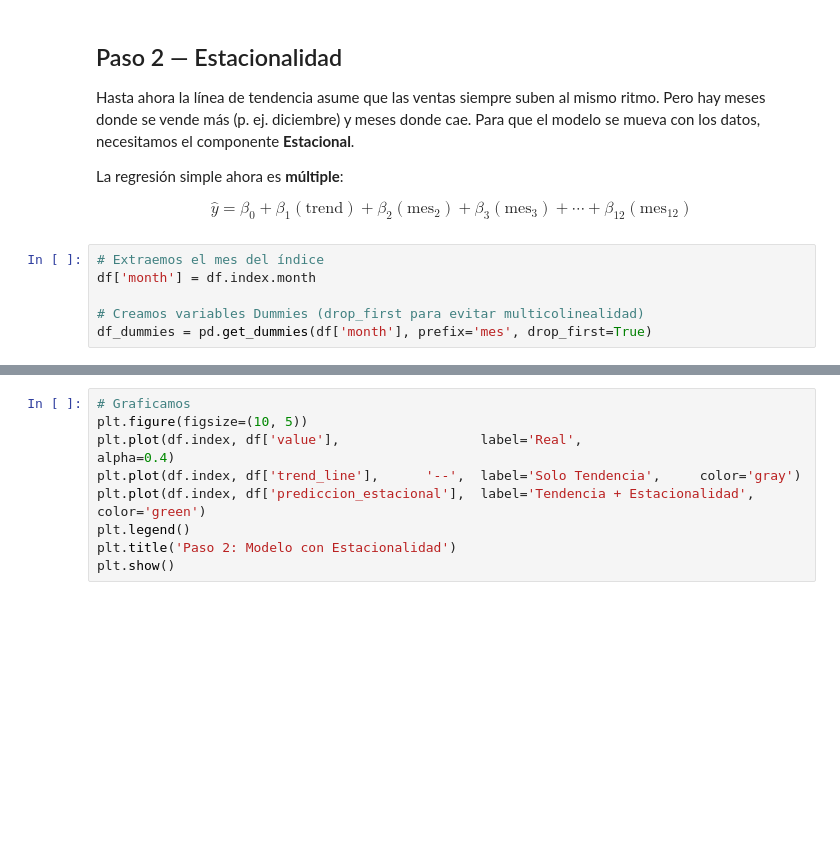
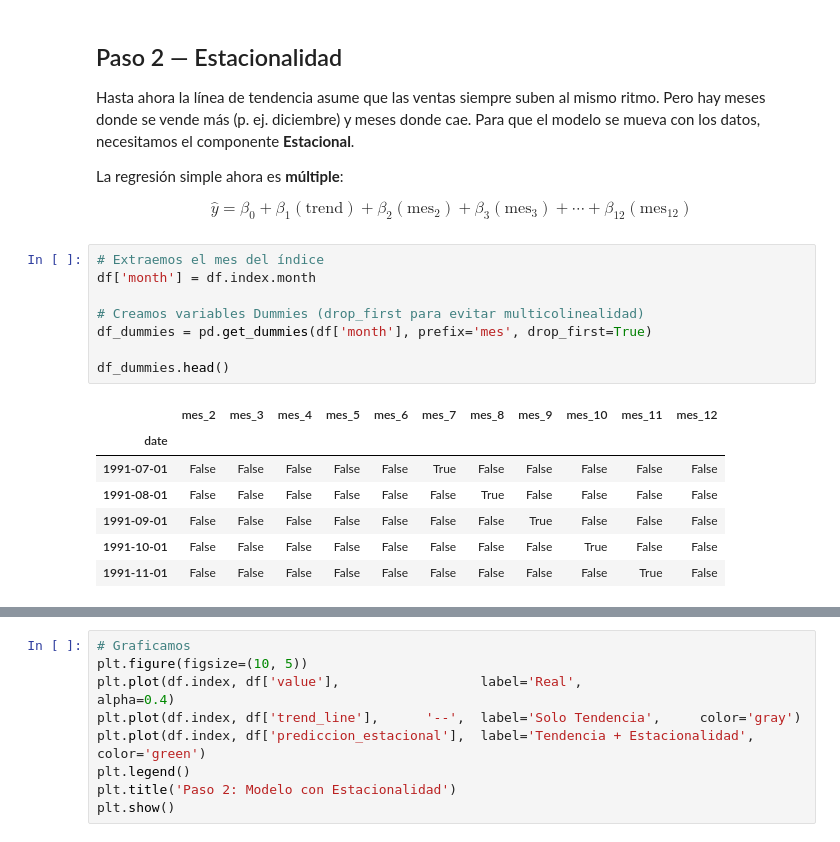
Before and after one commit to alexballera/metodos-tgad-fce, a Jupyter notebook: sesiones/primer-parcial/u4-serie-de-tiempo/U4-Series-de-Tiempo.ipynb, the cells around one changed output, grey strips where cells are left out. Cells and saved outputs as stored; diff of their text form; blank space fills up the shorter version.

```diff
--- a/sesiones/primer-parcial/u4-serie-de-tiempo/U4-Series-de-Tiempo.ipynb
+++ b/sesiones/primer-parcial/u4-serie-de-tiempo/U4-Series-de-Tiempo.ipynb
@@ -122,9 +122,19 @@ $$\hat{y} = \beta_0 + \beta_1(\text{trend}) + \beta_2(\text{mes}_2) + \beta_3(\t
 # %%
 # Extraemos el mes del índice
 df['month'] = df.index.month
 
 # Creamos variables Dummies (drop_first para evitar multicolinealidad)
 df_dummies = pd.get_dummies(df['month'], prefix='mes', drop_first=True)
+
+df_dummies.head()
+# %% [output]
+|  | mes_2 | mes_3 | mes_4 | mes_5 | mes_6 | mes_7 | mes_8 | mes_9 | mes_10 | mes_11 | mes_12 |
+| date |  |  |  |  |  |  |  |  |  |  |  |
+| 1991-07-01 | False | False | False | False | False | True | False | False | False | False | False |
+| 1991-08-01 | False | False | False | False | False | False | True | False | False | False | False |
+| 1991-09-01 | False | False | False | False | False | False | False | True | False | False | False |
+| 1991-10-01 | False | False | False | False | False | False | False | False | True | False | False |
+| 1991-11-01 | False | False | False | False | False | False | False | False | False | True | False |
 # %%
 # Unimos tendencia con los meses
 X_multiple = pd.concat([df[['trend']], df_dummies], axis=1)
```
Also changed, not shown: parts of 3 cells of this notebook, 1 other file.
